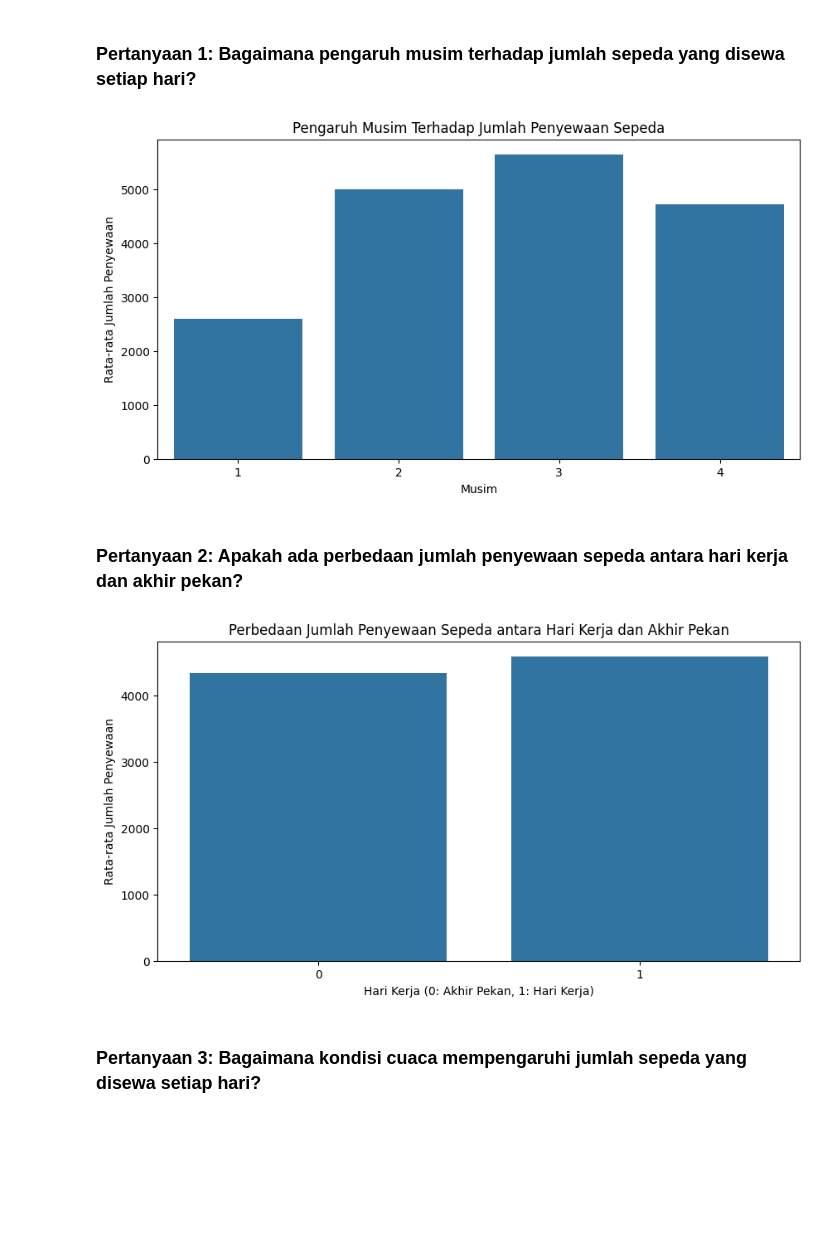
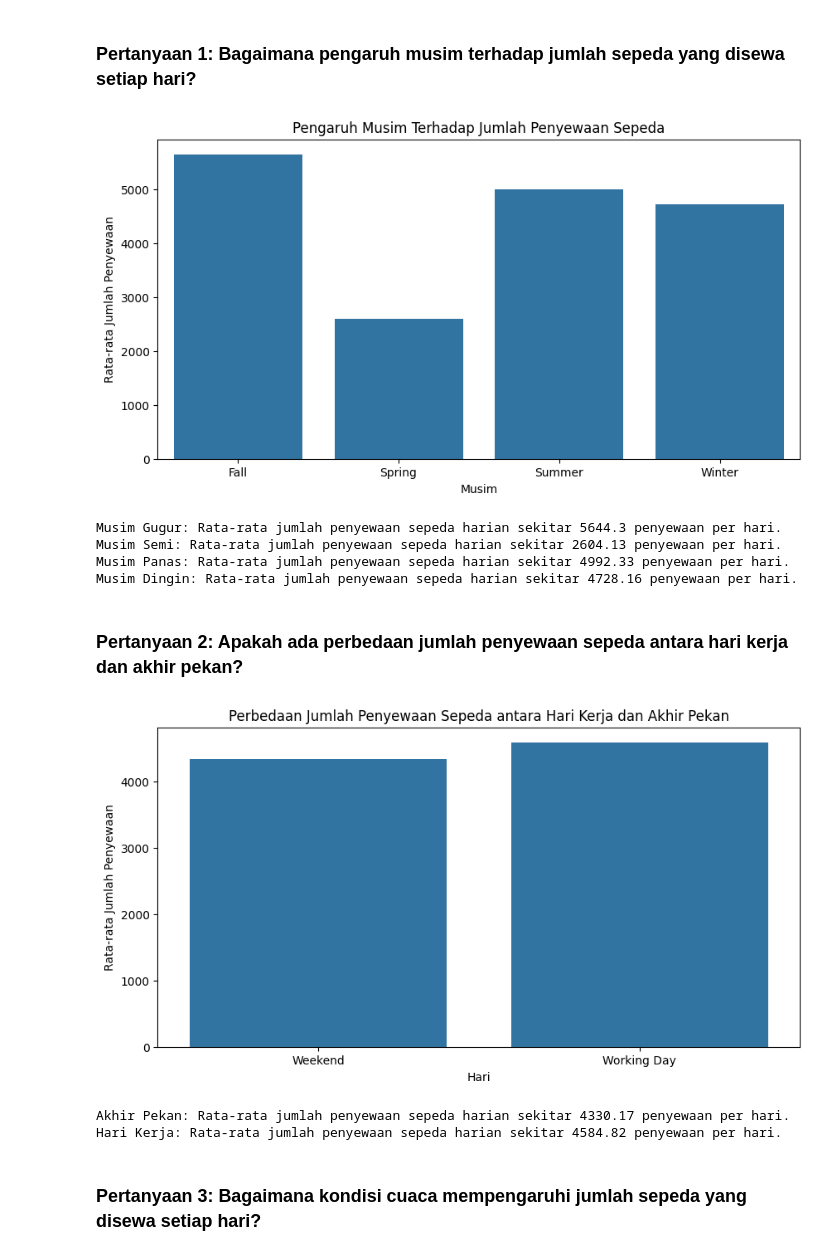
Before and after one commit to dereyy/Analisis-bike-sharing, a Jupyter notebook: notebook.ipynb, the cells around one changed output. Saved outputs shown, nothing was run; the diff lists cells and outputs as text; code cells hidden in the pictures; blank space fills up the shorter version.

```diff
--- a/notebook.ipynb
+++ b/notebook.ipynb
@@ -455,6 +571,8 @@ plt.show()
 ## Visualization & Explanatory Analysis
 # %% [markdown]
 ### Pertanyaan 1: Bagaimana pengaruh musim terhadap jumlah sepeda yang disewa setiap hari?
+# %%
+day['season'] = day['season'].map({1: 'Spring', 2: 'Summer', 3: 'Fall', 4: 'Winter'})
 # %%
 # Visualisasi pengaruh musim terhadap jumlah penyewaan sepeda
 season_counts = day.groupby('season')['cnt'].mean()
@@ -465,19 +583,37 @@ plt.xlabel('Musim')
 plt.ylabel('Rata-rata Jumlah Penyewaan')
 plt.show()
 # %% [output]
-[figure, old version]
+[figure, new version]
+# %%
+season_dict = {'Spring': 'Musim Semi', 'Summer': 'Musim Panas', 'Fall': 'Musim Gugur', 'Winter': 'Musim Dingin'}
+for season, mean_cnt in season_counts.items():
+    print(f"{season_dict[season]}: Rata-rata jumlah penyewaan sepeda harian sekitar {round(mean_cnt, 2)} penyewaan per hari.")
+# %% [output]
+Musim Gugur: Rata-rata jumlah penyewaan sepeda harian sekitar 5644.3 penyewaan per hari.
+Musim Semi: Rata-rata jumlah penyewaan sepeda harian sekitar 2604.13 penyewaan per hari.
+Musim Panas: Rata-rata jumlah penyewaan sepeda harian sekitar 4992.33 penyewaan per hari.
+Musim Dingin: Rata-rata jumlah penyewaan sepeda harian sekitar 4728.16 penyewaan per hari.
 # %% [markdown]
 ### Pertanyaan 2: Apakah ada perbedaan jumlah penyewaan sepeda antara hari kerja dan akhir pekan?
+# %%
+day['workingday'] = day['workingday'].map({0: 'Weekend', 1: 'Working Day'})
 # %%
 # Visualisasi perbedaan penyewaan sepeda antara hari kerja dan akhir pekan
 workingday_counts = day.groupby('workingday')['cnt'].mean()
 plt.figure(figsize=(10,5))
 sns.barplot(x=workingday_counts.index, y=workingday_counts.values)
 plt.title('Perbedaan Jumlah Penyewaan Sepeda antara Hari Kerja dan Akhir Pekan')
-plt.xlabel('Hari Kerja (0: Akhir Pekan, 1: Hari Kerja)')
+plt.xlabel('Hari')
 plt.ylabel('Rata-rata Jumlah Penyewaan')
 plt.show()
 # %% [output]
-[figure, old version]
+[figure, new version]
+# %%
+workingday_dict = {'Weekend': 'Akhir Pekan', 'Working Day': 'Hari Kerja'}
+for workingday, mean_cnt in workingday_counts.items():
+    print(f"{workingday_dict[workingday]}: Rata-rata jumlah penyewaan sepeda harian sekitar {round(mean_cnt, 2)} penyewaan per hari.")
+# %% [output]
+Akhir Pekan: Rata-rata jumlah penyewaan sepeda harian sekitar 4330.17 penyewaan per hari.
+Hari Kerja: Rata-rata jumlah penyewaan sepeda harian sekitar 4584.82 penyewaan per hari.
 # %% [markdown]
 ### Pertanyaan 3: Bagaimana kondisi cuaca mempengaruhi jumlah sepeda yang disewa setiap hari?
```
Also changed, not shown: parts of 59 cells of this notebook, 3 other files.
